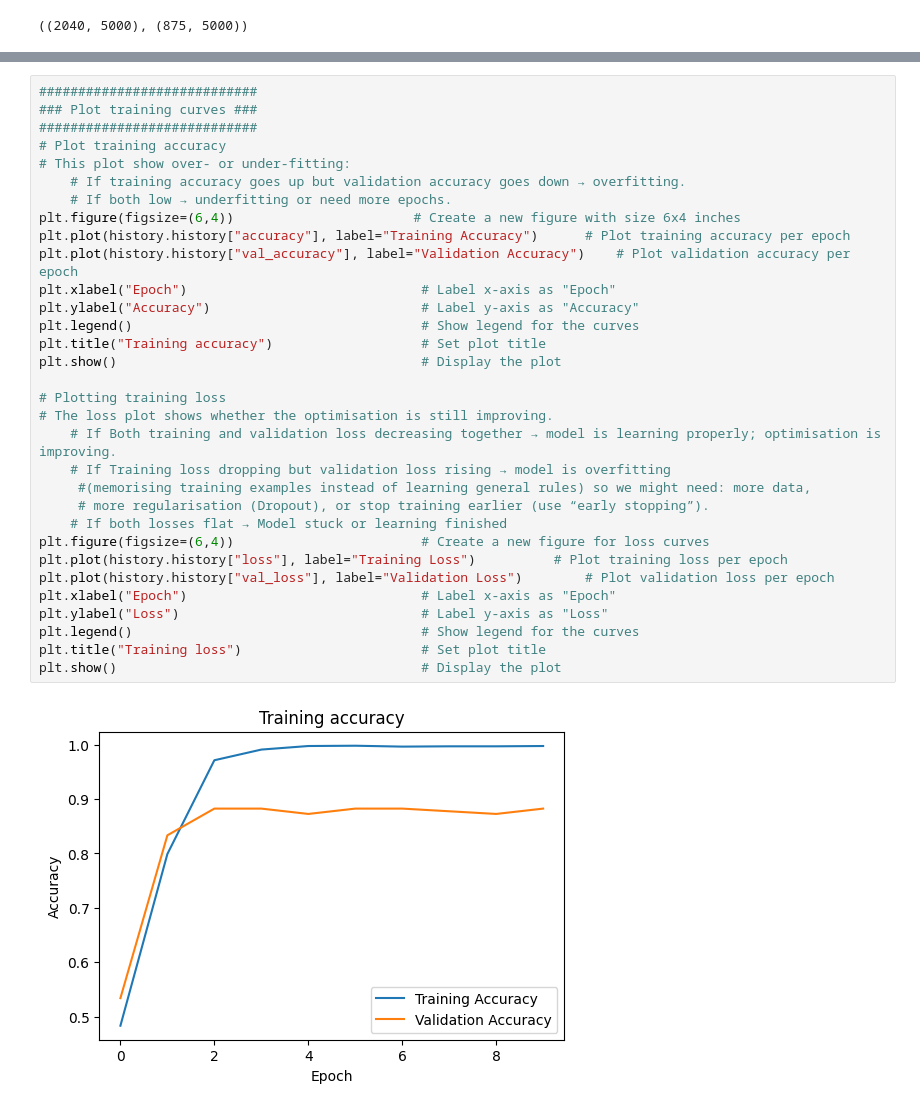
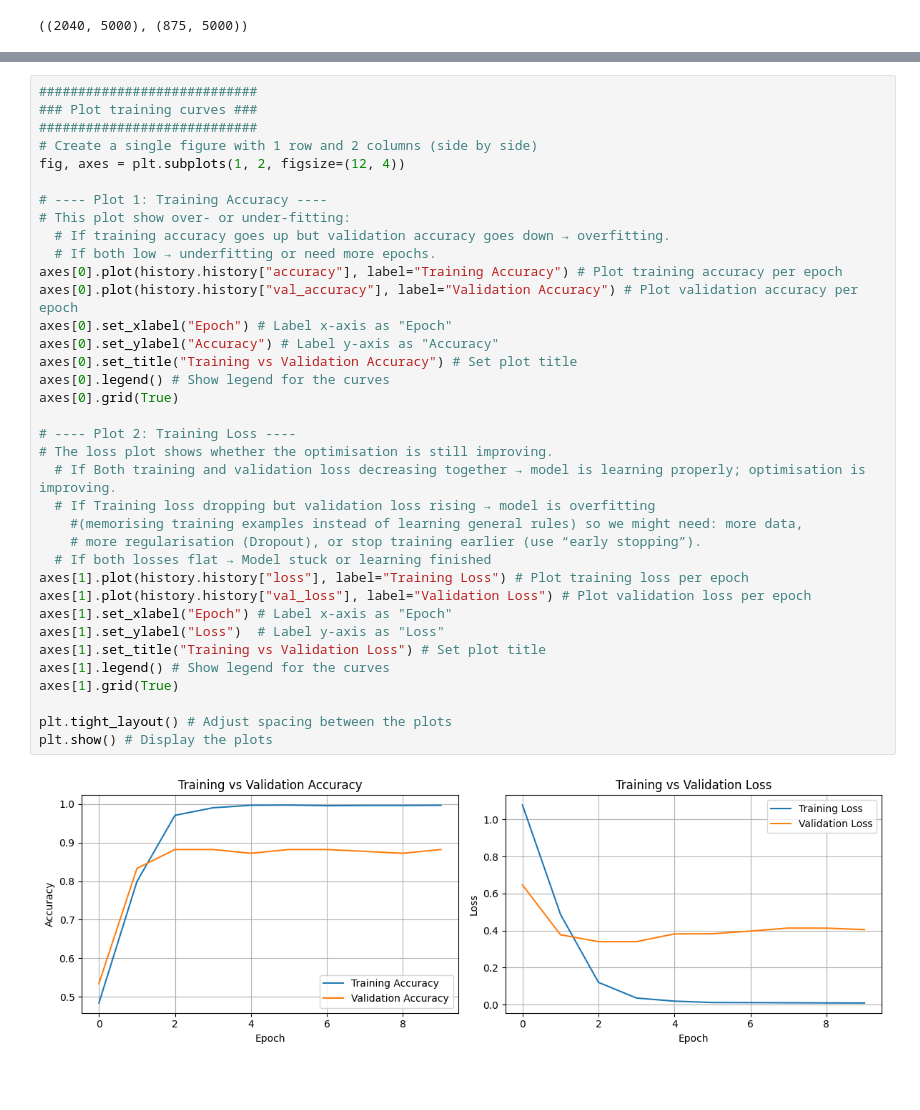
Before and after one commit to sgh4000/CDT-D2AIR-NLP, a Jupyter notebook: medical_query_trial2.ipynb, the cells around one changed output, grey strips where cells are left out. Cells and saved outputs as stored; diff of their text form; blank space fills up the shorter version.

Commit message:
edited the display of training plots

```diff
--- a/medical_query_trial2.ipynb
+++ b/medical_query_trial2.ipynb
@@ -321,34 +325,38 @@ Model saved successfully.
 # %%
 ############################
 ### Plot training curves ###
 ############################
-# Plot training accuracy
+# Create a single figure with 1 row and 2 columns (side by side)
+fig, axes = plt.subplots(1, 2, figsize=(12, 4))
+
+# ---- Plot 1: Training Accuracy ----
 # This plot show over- or under-fitting:
-    # If training accuracy goes up but validation accuracy goes down → overfitting.
-    # If both low → underfitting or need more epochs.
-plt.figure(figsize=(6,4))                       # Create a new figure with size 6x4 inches
-plt.plot(history.history["accuracy"], label="Training Accuracy")      # Plot training accuracy per epoch
-plt.plot(history.history["val_accuracy"], label="Validation Accuracy")    # Plot validation accuracy per epoch
-plt.xlabel("Epoch")                              # Label x-axis as "Epoch"
-plt.ylabel("Accuracy")                           # Label y-axis as "Accuracy"
-plt.legend()                                     # Show legend for the curves
-plt.title("Training accuracy")                   # Set plot title
-plt.show()                                       # Display the plot
+  # If training accuracy goes up but validation accuracy goes down → overfitting.
+  # If both low → underfitting or need more epochs.
+axes[0].plot(history.history["accuracy"], label="Training Accuracy") # Plot training accuracy per epoch
+axes[0].plot(history.history["val_accuracy"], label="Validation Accuracy") # Plot validation accuracy per epoch
+axes[0].set_xlabel("Epoch") # Label x-axis as "Epoch"
+axes[0].set_ylabel("Accuracy") # Label y-axis as "Accuracy"
+axes[0].set_title("Training vs Validation Accuracy") # Set plot title
+axes[0].legend() # Show legend for the curves
+axes[0].grid(True)
 
-# Plotting training loss
+# ---- Plot 2: Training Loss ----
 # The loss plot shows whether the optimisation is still improving.
-    # If Both training and validation loss decreasing together → model is learning properly; optimisation is improving.
-    # If Training loss dropping but validation loss rising → model is overfitting
-     #(memorising training examples instead of learning general rules) so we might need: more data,
-     # more regularisation (Dropout), or stop training earlier (use “early stopping”).
-    # If both losses flat → Model stuck or learning finished
-plt.figure(figsize=(6,4))                        # Create a new figure for loss curves
-plt.plot(history.history["loss"], label="Training Loss")          # Plot training loss per epoch
-plt.plot(history.history["val_loss"], label="Validation Loss")        # Plot validation loss per epoch
-plt.xlabel("Epoch")                              # Label x-axis as "Epoch"
-plt.ylabel("Loss")                               # Label y-axis as "Loss"
-plt.legend()                                     # Show legend for the curves
-plt.title("Training loss")                       # Set plot title
-plt.show()                                       # Display the plot
+  # If Both training and validation loss decreasing together → model is learning properly; optimisation is improving.
+  # If Training loss dropping but validation loss rising → model is overfitting
+    #(memorising training examples instead of learning general rules) so we might need: more data,
+    # more regularisation (Dropout), or stop training earlier (use “early stopping”).
+  # If both losses flat → Model stuck or learning finished
+axes[1].plot(history.history["loss"], label="Training Loss") # Plot training loss per epoch
+axes[1].plot(history.history["val_loss"], label="Validation Loss") # Plot validation loss per epoch
+axes[1].set_xlabel("Epoch") # Label x-axis as "Epoch"
+axes[1].set_ylabel("Loss")  # Label y-axis as "Loss"
+axes[1].set_title("Training vs Validation Loss") # Set plot title
+axes[1].legend() # Show legend for the curves
+axes[1].grid(True)
+
+plt.tight_layout() # Adjust spacing between the plots
+plt.show() # Display the plots
 # %% [output]
-[figure, old version]
+[figure, new version]
```
Also changed, not shown: parts of 10 cells of this notebook.
